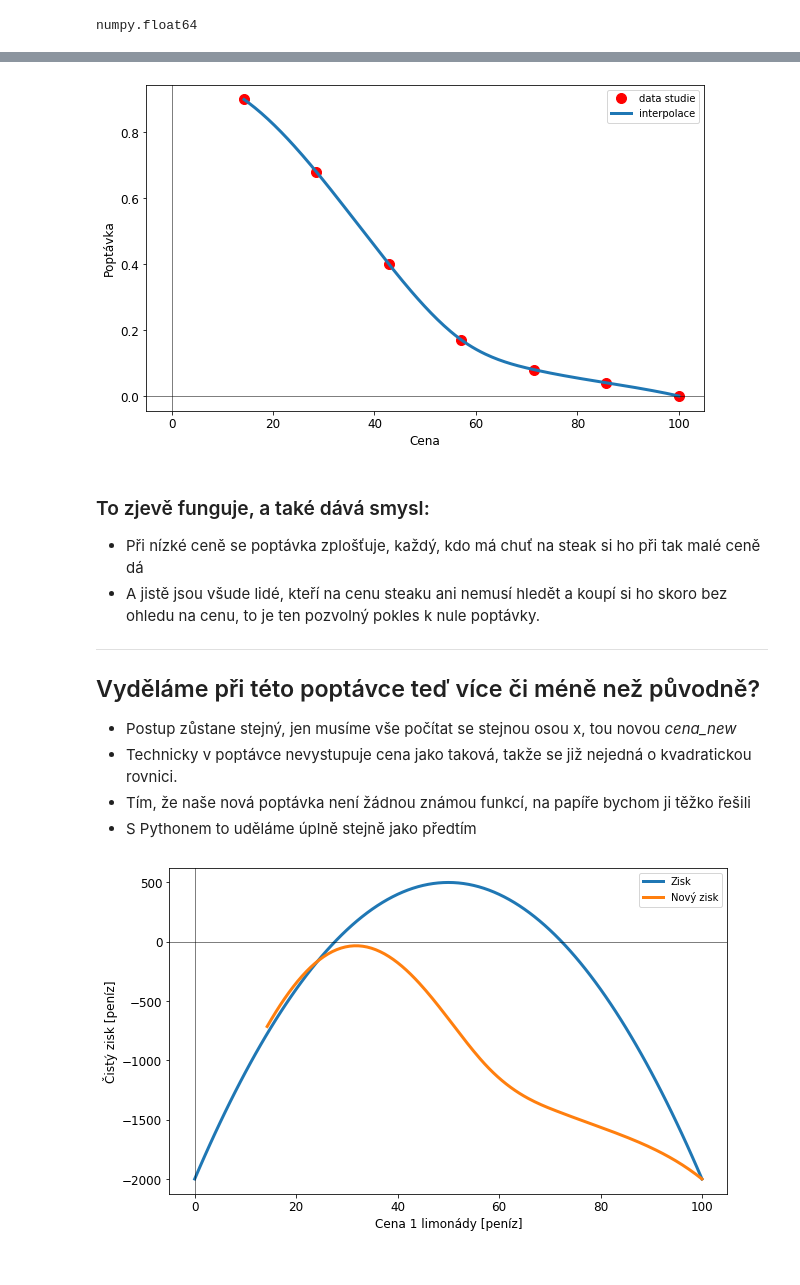
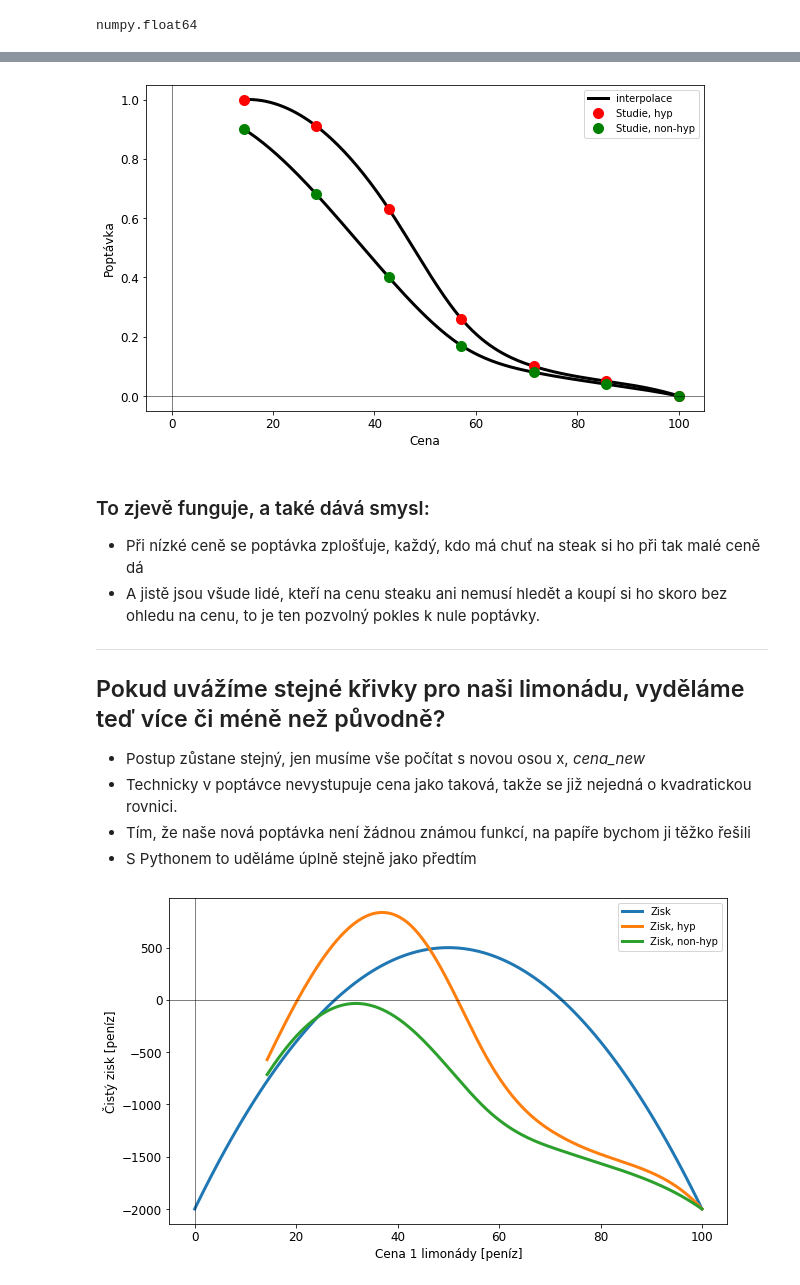
Before and after one commit to palec87/pymarad, a Jupyter notebook: cz/01_kvadraticka/kvadraticka_poptavka_reseni.ipynb, the cells around one changed output, grey strips where cells are left out. Saved outputs shown, nothing was run; the diff lists cells and outputs as text; code cells hidden in the pictures.

```diff
--- a/cz/01_kvadraticka/kvadraticka_poptavka_reseni.ipynb
+++ b/cz/01_kvadraticka/kvadraticka_poptavka_reseni.ipynb
@@ -196,8 +198,28 @@ popt_new = f(cena_new)
+# %%
+# proto jsem interpoloval hodnoty i mezi těmi původními
+# Více o této metodě je zde https://numpy.org/doc/stable/reference/generated/numpy.interp.html
+# Přesto, interpolace je pokročilým tématem na jindy
+from scipy import interpolate
+
+# Ve zkratce, hledáme hodnoty funkce mezi body, které jsme opravdu změřili
+# Body, ve kteých chci znát hodnoty funkce jsou:
+cena_new = np.linspace(1/7*100, 100, 201)
+
+# interpolace pro obě skupiny
+f_hyp = interpolate.interp1d(data_x, data_hyp, kind='cubic')
+f_non_hyp = interpolate.interp1d(data_x, data_non_hyp, kind='cubic')
+
+# poptávku získáme aplikací f_ na naši novou osu x, cena_new
+popt_hyp = f_hyp(cena_new)
+popt_non_hyp = f_non_hyp(cena_new)
 # %%
-# vykreslete graf bodů ze studie (data_x, data_y) a
-# a data interpolovaná, (cena_new, popt_new)
-plt.plot(data_x, data_y, 'ro', label='data studie')
-plt.plot(cena_new, popt_new, label='interpolace')
+# vykreslete graf bodů ze studie (data_x, data_hyp) a
+# a interpolovaná data, (cena_new, popt_new)
+plt.plot(cena_new, popt_hyp, 'k', label='interpolace')
+plt.plot(cena_new, popt_non_hyp, 'k', label='_nolegend_')
+plt.plot(data_x, data_hyp, 'ro', label='Studie, hyp')
+plt.plot(data_x, data_non_hyp, 'go', label='Studie, non-hyp')
+
 plt.axhline(0, -5, 5, color='k', lw=0.5)
 plt.axvline(0, -5, 5, color='k', lw=0.5)
 plt.xlabel('Cena')
@@ -205,7 +227,7 @@ plt.ylabel('Poptávka')
 plt.legend()
 plt.show()
 # %% [output]
-[figure, old version]
+[figure, new version]
 # %% [markdown]
 ### To zjevě funguje, a také dává smysl:
 * Při nízké ceně se poptávka zplošťuje, každý, kdo má chuť na steak si ho při tak malé ceně dá
@@ -213,31 +235,35 @@ plt.show()
 
 ---
 
-## Vyděláme při této poptávce teď více či méně než původně?
-* Postup zůstane stejný, jen musíme vše počítat se stejnou osou x, tou novou *cena_new*
+## Pokud uvážíme stejné křivky pro naši limonádu, vyděláme teď více či méně než původně?
+* Postup zůstane stejný, jen musíme vše počítat s novou osou x, *cena_new*
 * Technicky v poptávce nevystupuje cena jako taková, takže se již nejedná o kvadratickou rovnici.
 * Tím, že naše nová poptávka není žádnou známou funkcí, na papíře bychom ji těžko řešili
 * S Pythonem to uděláme úplně stejně jako předtím
 # %%
 # popt_new po 100 limonádách
-popt_new_100 = popt_new*100
+popt_hyp_100 = popt_hyp*100
+popt_non_hyp_100 = popt_non_hyp*100
 # %%
 # zisk stejně jako původně
-prijem_new = cena_new*popt_new_100
+prijem_hyp = cena_new*popt_hyp_100
+prijem_non_hyp = cena_new*popt_non_hyp_100
 # %%
 # výdaje se nemění
 # %%
 # zisk
-zisk_new = prijem_new - vydaje
+zisk_hyp = prijem_hyp - vydaje
+zisk_non_hyp = prijem_non_hyp - vydaje
 # %%
-# Teď si můžeš původní a nový zisk vykreslit pro porovnání
+# Teď si můžeš původní a nové zisky vykreslit pro porovnání
 plt.plot(cena, zisk, label='Zisk')
-plt.plot(cena_new, zisk_new, label='Nový zisk')
+plt.plot(cena_new, zisk_hyp, label='Zisk, hyp')
+plt.plot(cena_new, zisk_non_hyp, label='Zisk, non-hyp')
 plt.axhline(0, -5, 5, color='k', lw=0.5)
 plt.axvline(0, -5, 5, color='k', lw=0.5)
 plt.xlabel('Cena 1 limonády [peníz]')
 plt.ylabel('Čistý zisk [peníz]')
 plt.legend()
 plt.show()
 # %% [output]
-[figure, old version]
+[figure, new version]
```
Also changed, not shown: parts of 18 cells of this notebook, 9 other files.
